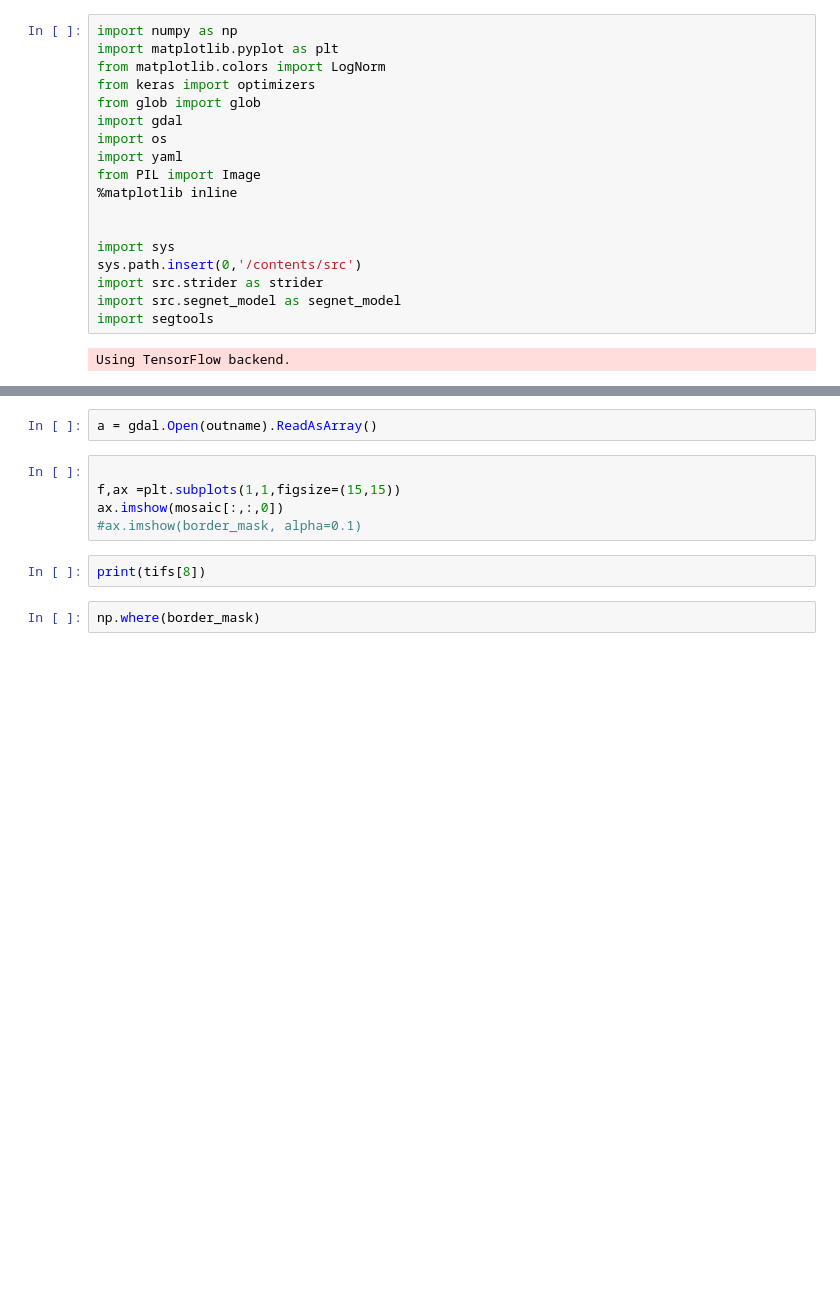
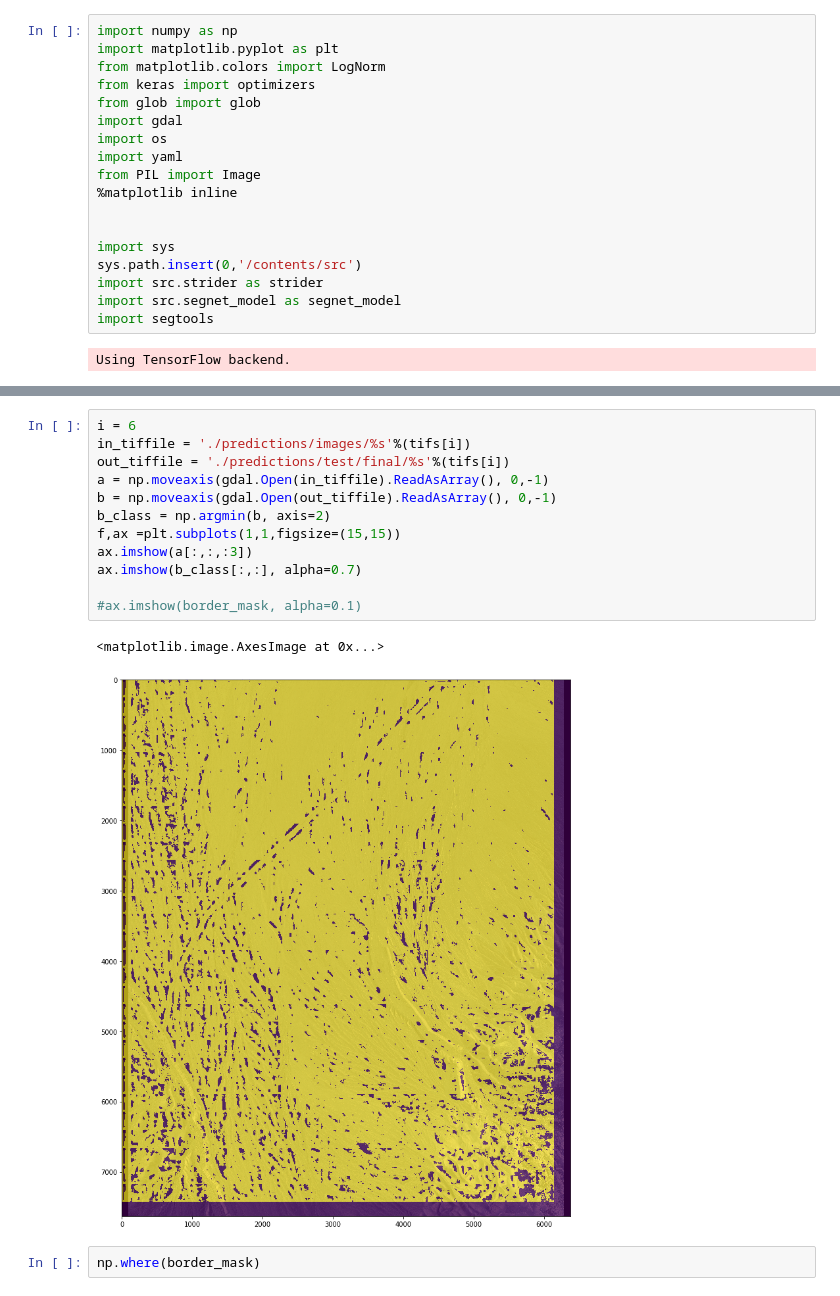
Before and after one commit to csp-inc/tws-segnet, a Jupyter notebook: predict-and-mosaic.ipynb, the cells around one changed output, grey strips where cells are left out. Cells and saved outputs as stored; diff of their text form; blank space fills up the shorter version.

Commit message:
fixed prediciton and mosaicking

```diff
--- a/predict-and-mosaic.ipynb
+++ b/predict-and-mosaic.ipynb
@@ -68,12 +97,18 @@ for i in range(len(tifs)):
-# %%
-a = gdal.Open(outname).ReadAsArray()
-# %%
-
-f,ax =plt.subplots(1,1,figsize=(15,15))
-ax.imshow(mosaic[:,:,0])
-#ax.imshow(border_mask, alpha=0.1)
-# %%
-print(tifs[8])
+# %%
+i = 6
+in_tiffile = './predictions/images/%s'%(tifs[i])
+out_tiffile = './predictions/test/final/%s'%(tifs[i])
+a = np.moveaxis(gdal.Open(in_tiffile).ReadAsArray(), 0,-1)
+b = np.moveaxis(gdal.Open(out_tiffile).ReadAsArray(), 0,-1)
+b_class = np.argmin(b, axis=2)
+f,ax =plt.subplots(1,1,figsize=(15,15))
+ax.imshow(a[:,:,:3])
+ax.imshow(b_class[:,:], alpha=0.7)
+
+#ax.imshow(border_mask, alpha=0.1)
+# %% [output]
+<matplotlib.image.AxesImage at 0x...>
+[figure, added]
 # %%
 np.where(border_mask)
 # %%
```
Also changed, not shown: parts of 4 cells of this notebook, 4 other files.
